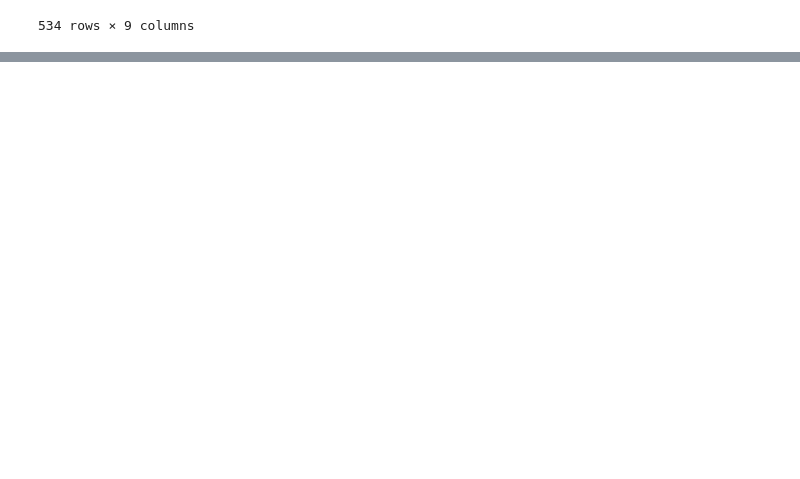
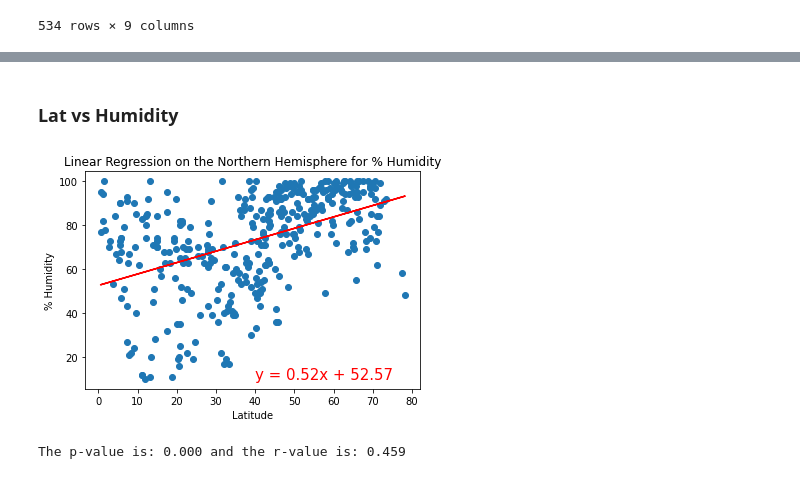
Before and after one commit to ltatro1545/World_Weather_Analysis, a Jupyter notebook: WeatherPy.ipynb, the cells around one changed output, grey strips where cells are left out. Cells and saved outputs as stored; diff of their text form; code cells hidden in the pictures; blank space fills up the shorter version.

```diff
--- a/WeatherPy.ipynb
+++ b/WeatherPy.ipynb
@@ -265,0 +339,12 @@ plt.show()
+# %% [markdown]
+### Lat vs Humidity
+# %%
+x_values = northern_hemi_df["Lat"]
+y_values = northern_hemi_df["Humidity"]
+
+plot_linear_regression(x_values, y_values,
+                      "Linear Regression on the Northern Hemisphere for % Humidity",
+                      "% Humidity", (40,10))
+# %% [output]
+[figure, added]
+The p-value is: 0.000 and the r-value is: 0.459
```
Also changed, not shown: parts of 26 cells of this notebook.
